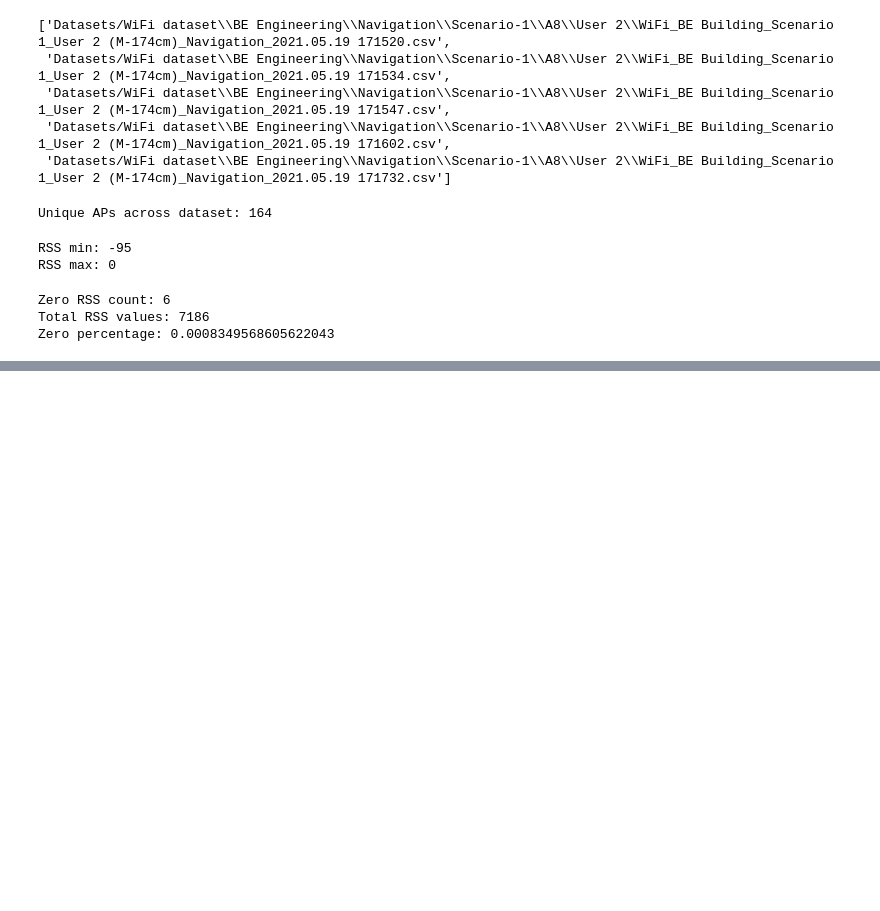
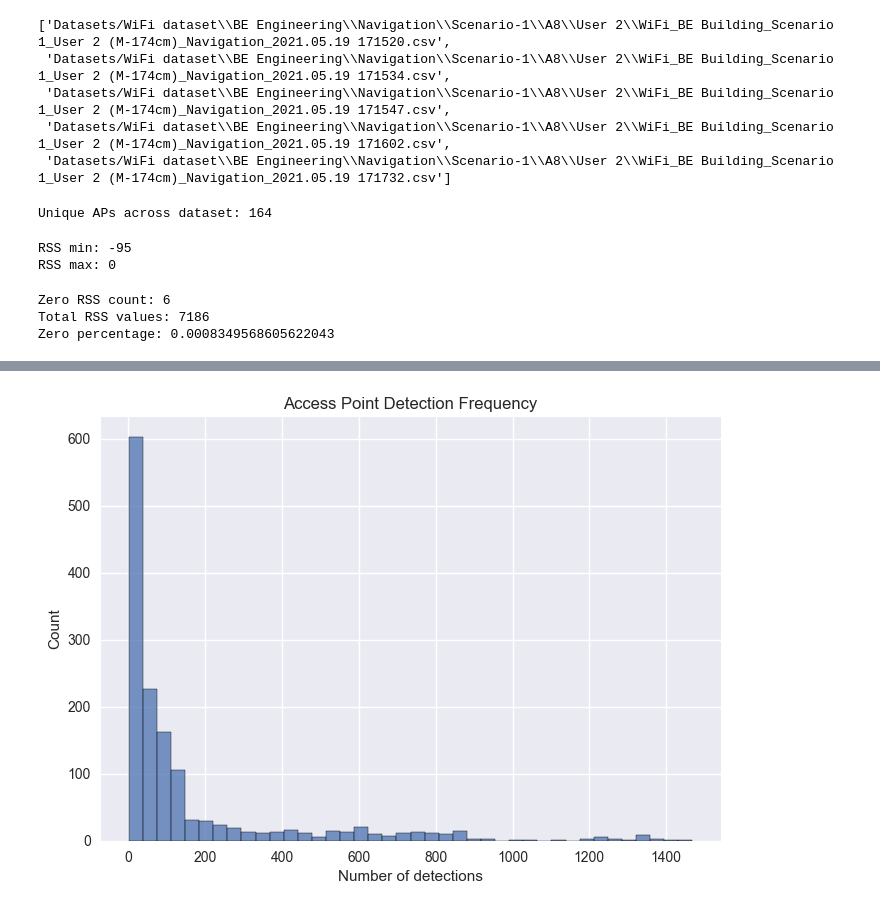
Before and after one commit to jayyGPT/SURA, a Jupyter notebook: DataAnalysis.ipynb, the cells around one changed output, grey strips where cells are left out. Saved outputs shown, nothing was run; the diff lists cells and outputs as text; code cells hidden in the pictures; blank space fills up the shorter version.

```diff
--- a/DataAnalysis.ipynb
+++ b/DataAnalysis.ipynb
@@ -221,0 +262,7 @@ df["RSS"] = df["RSS"].replace(0, -100)
+# %%
+ap_freq = pd.DataFrame(
+    ap_counter.items(),
+    columns=["BSSID","count"]
+).sort_values("count", ascending=False)
+
+ap_freq.head()
@@ -221,0 +276,7 @@ df["RSS"] = df["RSS"].replace(0, -100)
+# %%
+sns.histplot(ap_freq["count"], bins=40)
+plt.title("Access Point Detection Frequency")
+plt.xlabel("Number of detections")
+plt.show()
+# %% [output]
+[figure, added]
```
Also changed, not shown: parts of 13 cells of this notebook, 1 other file.
